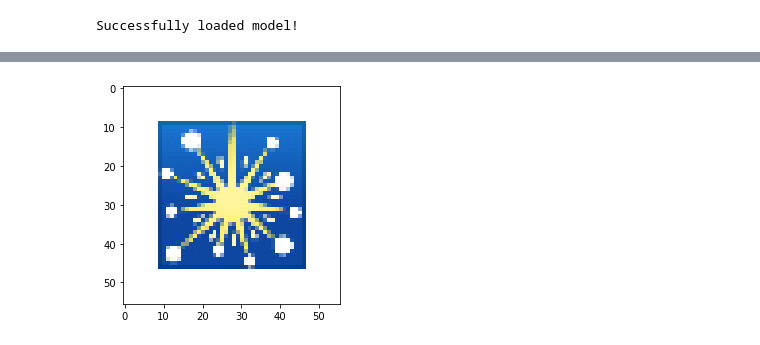
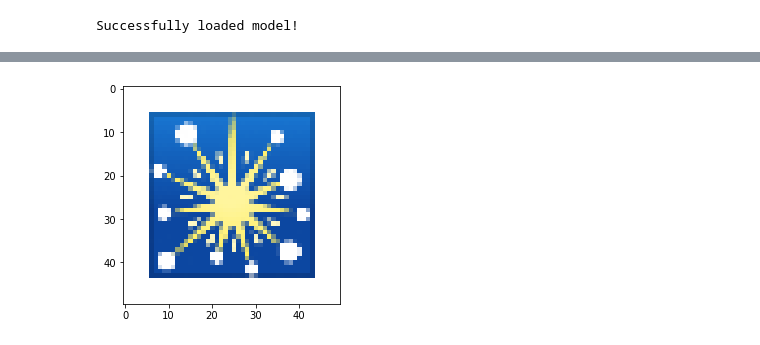
Before and after one commit to LetteraUnica/neural_cellular_automata, a Jupyter notebook: pytorch_ca/GrowingCA.ipynb, the cells around one changed output, grey strips where cells are left out. Cells and saved outputs as stored; diff of their text form; code cells hidden in the pictures.

```diff
--- a/pytorch_ca/GrowingCA.ipynb
+++ b/pytorch_ca/GrowingCA.ipynb
@@ -52,9 +52,6 @@ target = target.cpu()
 loss_fn(pad(target, TARGET_PADDING), 1)(pool.sample(16)[0])
 # %% [output]
 tensor(0.2883)
-# %%
-pool.transform(FloattoTrain)
-target = FloattoTrain(target)
 # %%
 # Define the model
 device = torch.device("cuda" if torch.cuda.is_available() else "cpu")
@@ -116,5 +104,5 @@ imshow(TraintoFloat(x[0],-1,1))
 # %%
 # Plots the true emoji
-imshow(Pad(target))
+imshow(TraintoFloat(pad(target, 10, -1)))
 # %% [output]
-[figure, old version]
+[figure, new version]
```
Also changed, not shown: parts of 5 cells of this notebook, 7 other files.
